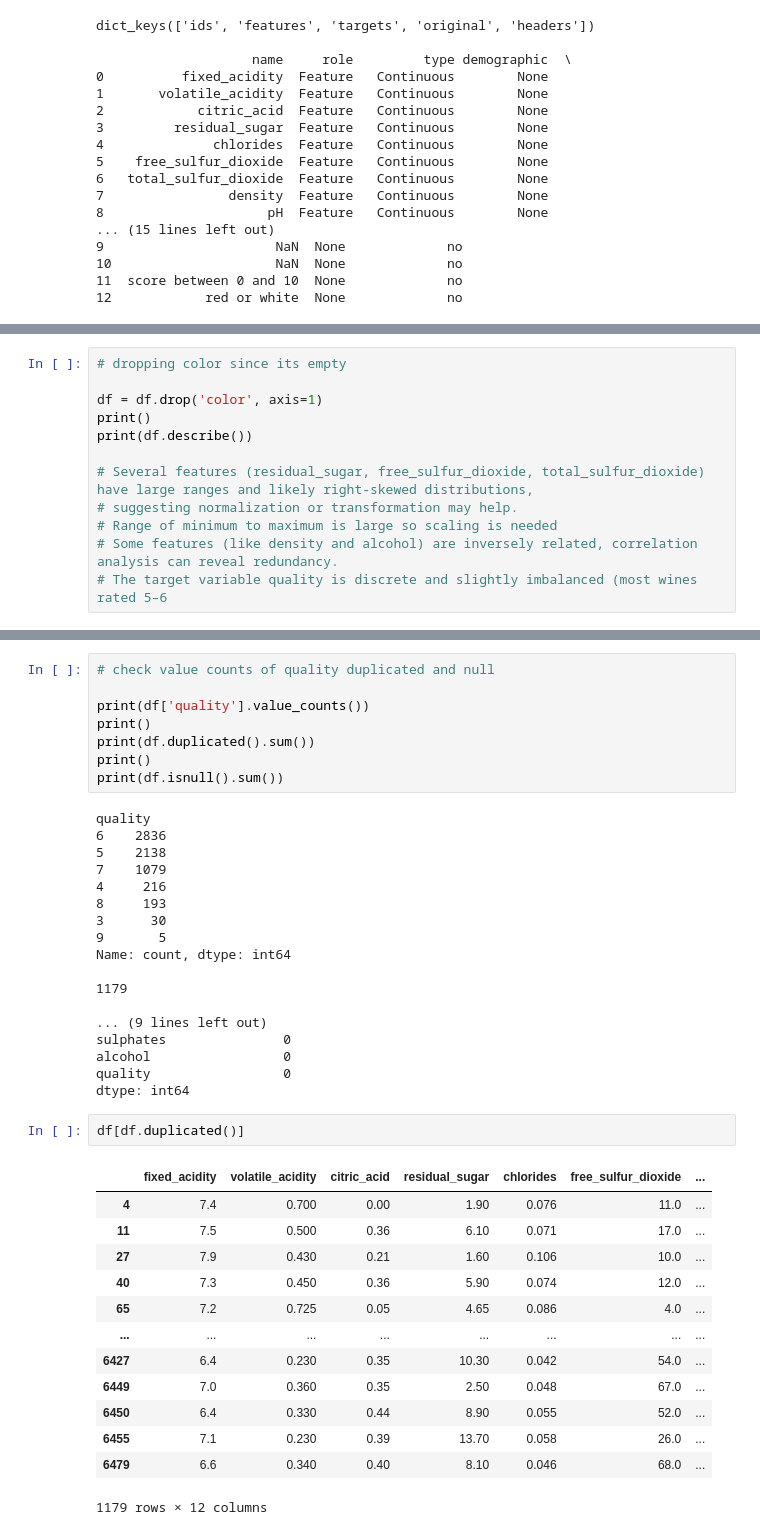
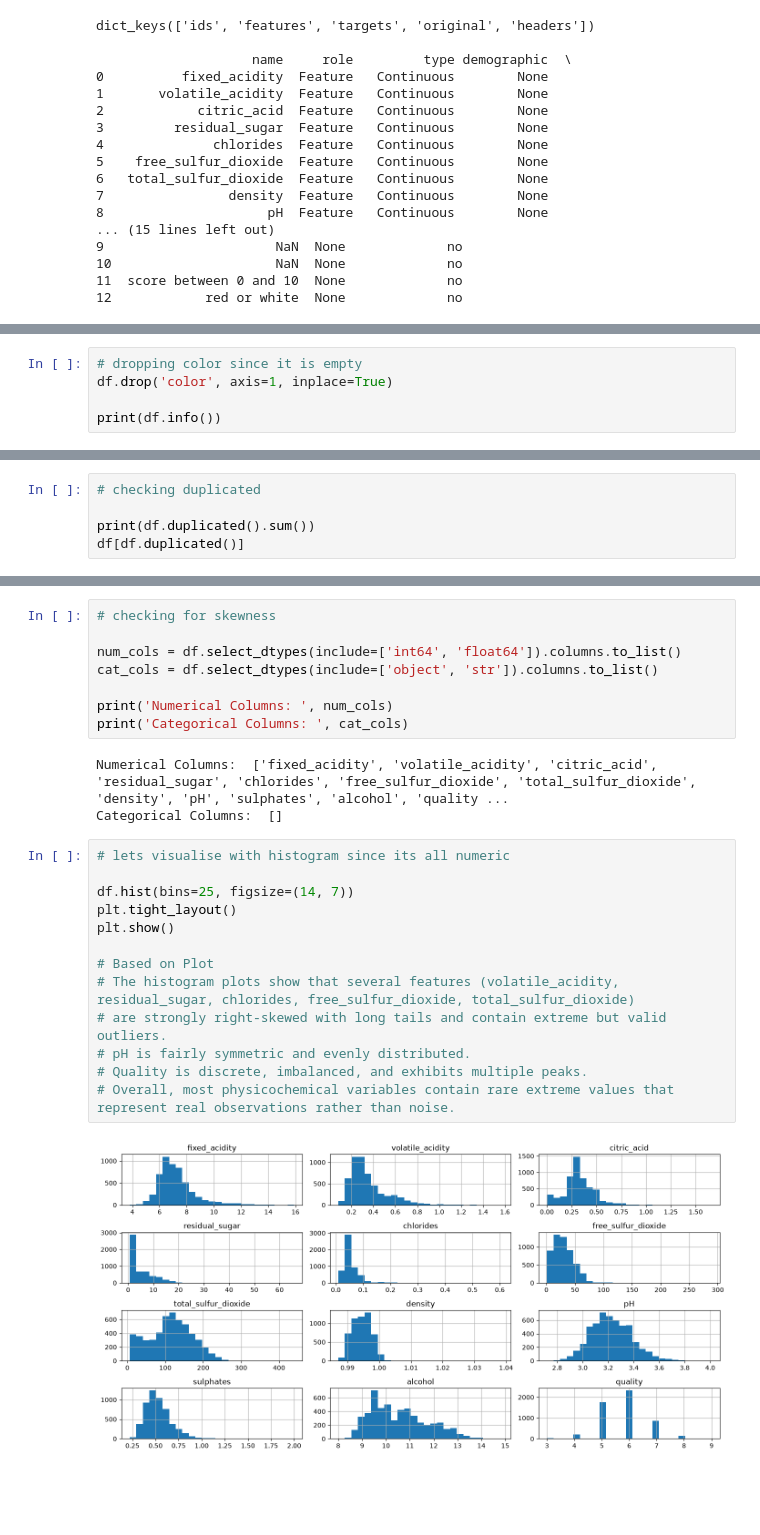
Before and after one commit to Dev-Flurssy/ml-projects, a Jupyter notebook: projects/Data/Numerical Cleaning.ipynb, the cells around one changed output, grey strips where cells are left out. Saved outputs shown, nothing was run; the diff lists cells and outputs as text; blank space fills up the shorter version.

```diff
--- a/projects/Data/Numerical Cleaning.ipynb
+++ b/projects/Data/Numerical Cleaning.ipynb
@@ -71,0 +56,5 @@ print(df.head(5))
+# %%
+# dropping color since it is empty
+df.drop('color', axis=1, inplace=True)
+
+print(df.info())
@@ -95,13 +100,6 @@ None
 # %%
-# dropping color since its empty
+# checking duplicated
 
-df = df.drop('color', axis=1)
-print()
-print(df.describe())
-
-# Several features (residual_sugar, free_sulfur_dioxide, total_sulfur_dioxide) have large ranges and likely right-skewed distributions,
-# suggesting normalization or transformation may help.
-# Range of minimum to maximum is large so scaling is needed
-# Some features (like density and alcohol) are inversely related, correlation analysis can reveal redundancy.
-# The target variable quality is discrete and slightly imbalanced (most wines rated 5–6
+print(df.duplicated().sum())
+df[df.duplicated()]
 # %% [output]
@@ -125,43 +162,27 @@ max       4.010000     2.000000    14.900000     9.000000
 # %%
-# check value counts of quality duplicated and null
+# checking for skewness
 
-print(df['quality'].value_counts())
-print()
-print(df.duplicated().sum())
-print()
-print(df.isnull().sum())
+num_cols = df.select_dtypes(include=['int64', 'float64']).columns.to_list()
+cat_cols = df.select_dtypes(include=['object', 'str']).columns.to_list()
+
+print('Numerical Columns: ', num_cols)
+print('Categorical Columns: ', cat_cols)
 # %% [output]
-quality
-6    2836
-5    2138
-7    1079
-4     216
-8     193
-3      30
-9       5
-Name: count, dtype: int64
-
-1179
-
-... (9 lines left out)
-sulphates               0
-alcohol                 0
-quality                 0
-dtype: int64
+Numerical Columns:  ['fixed_acidity', 'volatile_acidity', 'citric_acid', 'residual_sugar', 'chlorides', 'free_sulfur_dioxide', 'total_sulfur_dioxide', 'density', 'pH', 'sulphates', 'alcohol', 'quality ...
+Categorical Columns:  []
 # %%
-df[df.duplicated()]
+# lets visualise with histogram since its all numeric
+
+df.hist(bins=25, figsize=(14, 7))
+plt.tight_layout()
+plt.show()
+
+# Based on Plot
+# The histogram plots show that several features (volatile_acidity, residual_sugar, chlorides, free_sulfur_dioxide, total_sulfur_dioxide)
+# are strongly right‑skewed with long tails and contain extreme but valid outliers.
+# pH is fairly symmetric and evenly distributed.
+# Quality is discrete, imbalanced, and exhibits multiple peaks.
+# Overall, most physicochemical variables contain rare extreme values that represent real observations rather than noise.
 # %% [output]
-|  | fixed_acidity | volatile_acidity | citric_acid | residual_sugar | chlorides | free_sulfur_dioxide | ... |
-| 4 | 7.4 | 0.700 | 0.00 | 1.90 | 0.076 | 11.0 | ... |
-| 11 | 7.5 | 0.500 | 0.36 | 6.10 | 0.071 | 17.0 | ... |
-| 27 | 7.9 | 0.430 | 0.21 | 1.60 | 0.106 | 10.0 | ... |
-| 40 | 7.3 | 0.450 | 0.36 | 5.90 | 0.074 | 12.0 | ... |
-| 65 | 7.2 | 0.725 | 0.05 | 4.65 | 0.086 | 4.0 | ... |
-| ... | ... | ... | ... | ... | ... | ... | ... |
-| 6427 | 6.4 | 0.230 | 0.35 | 10.30 | 0.042 | 54.0 | ... |
-| 6449 | 7.0 | 0.360 | 0.35 | 2.50 | 0.048 | 67.0 | ... |
-| 6450 | 6.4 | 0.330 | 0.44 | 8.90 | 0.055 | 52.0 | ... |
-| 6455 | 7.1 | 0.230 | 0.39 | 13.70 | 0.058 | 26.0 | ... |
-| 6479 | 6.6 | 0.340 | 0.40 | 8.10 | 0.046 | 68.0 | ... |
-1179 rows × 12 columns
+[figure, added]
 # %%
```
Also changed, not shown: parts of 22 cells of this notebook, 1 other file.
